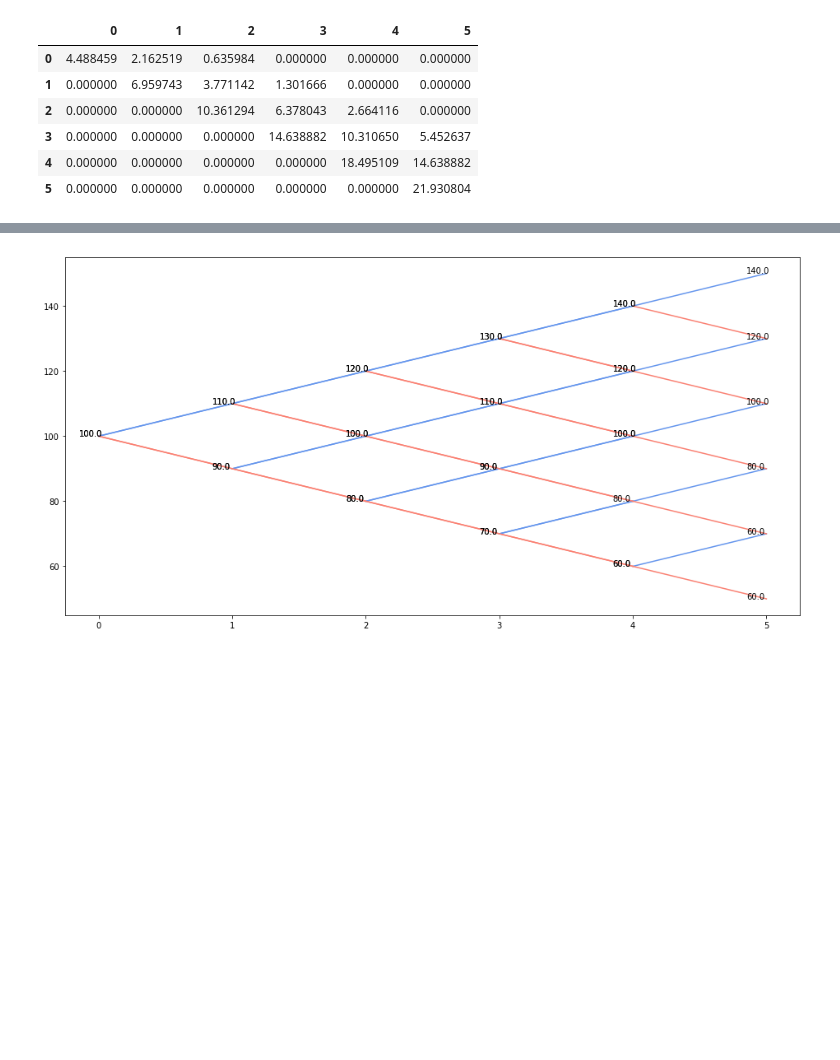
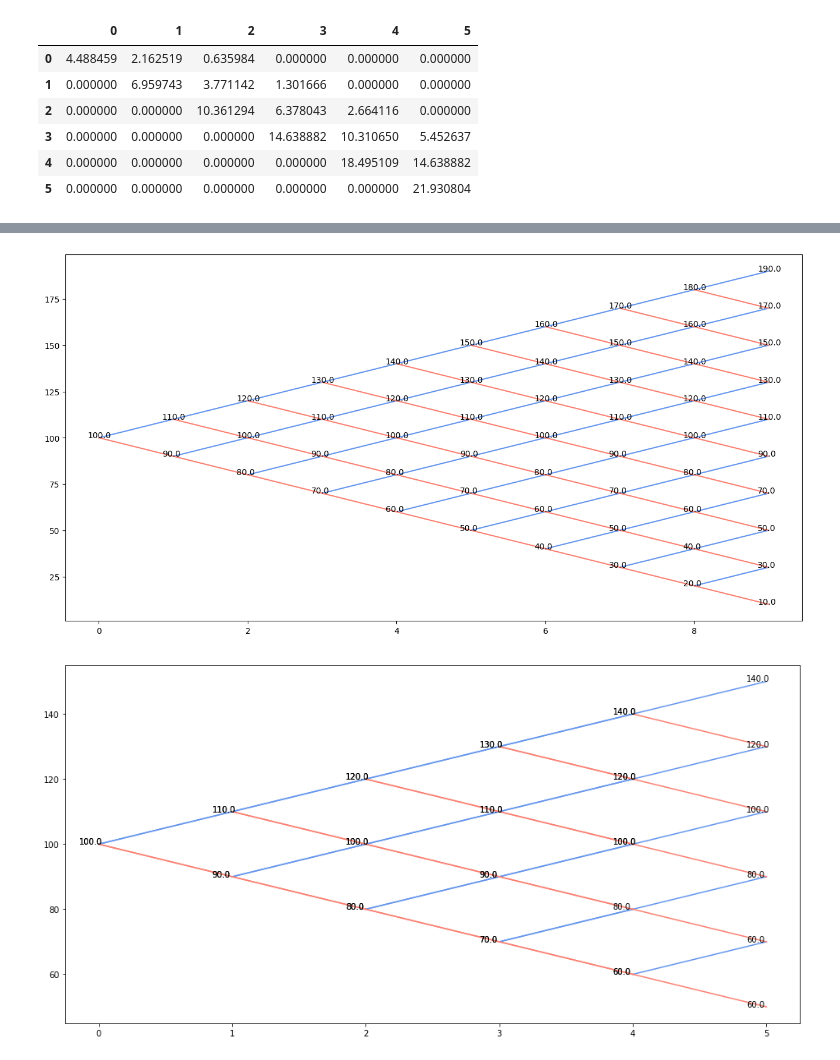
Before and after one commit to julesleclair/BinomialTree, a Jupyter notebook: CRR_implementation.ipynb, the cells around one changed output, grey strips where cells are left out. Saved outputs shown, nothing was run; the diff lists cells and outputs as text; code cells hidden in the pictures; blank space fills up the shorter version.

```diff
--- a/CRR_implementation.ipynb
+++ b/CRR_implementation.ipynb
@@ -227,3 +229,11 @@ pd.DataFrame(t.t_am_p)
 | 3 | 0.000000 | 0.000000 | 0.000000 | 14.638882 | 10.310650 | 5.452637 |
 | 4 | 0.000000 | 0.000000 | 0.000000 | 0.000000 | 18.495109 | 14.638882 |
 | 5 | 0.000000 | 0.000000 | 0.000000 | 0.000000 | 0.000000 | 21.930804 |
+# %%
+# Example from John C. Hull
+# Options, Futures, and Other Derivatives 9th Edition
+# p475 - 476 || Example 21.1 - Fig. 21.3
+test = Parameters(50, 50, 0, 5/12, 0.1, 0.0, 0.4)
+t = BinomialTree(test, 8)
+t.set_american()
+pd.DataFrame(t.t_stock)
@@ -285,3 +335,9 @@ def graph_tree(tree, graph_type = "", up_color = "cornflowerblue", down_color =
+# %%
+tree = GraphTree(t.t_stock)
+# %%
+tree.fake_tree()
+# %% [output]
+[figure, added]
 # %%
 graph_tree(Tree(2,4).skeleton_tree(),graph_type = "real", up_color="cornflowerblue", down_color= "salmon", text_color="black")
 # %% [output]
```
Also changed, not shown: parts of 3 cells of this notebook, 1 other file.
